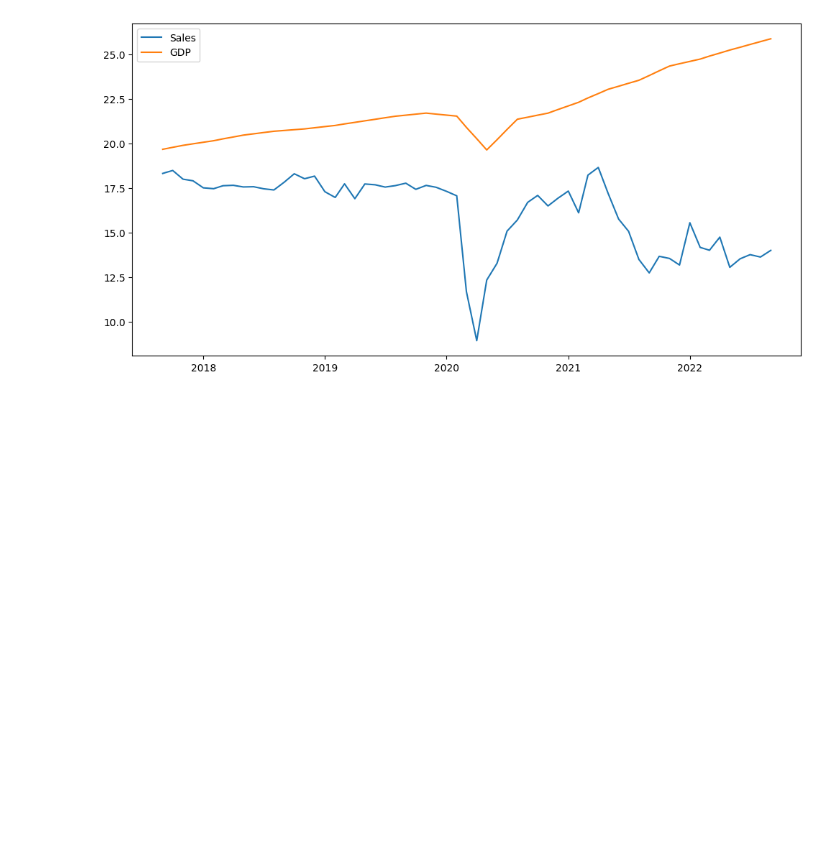
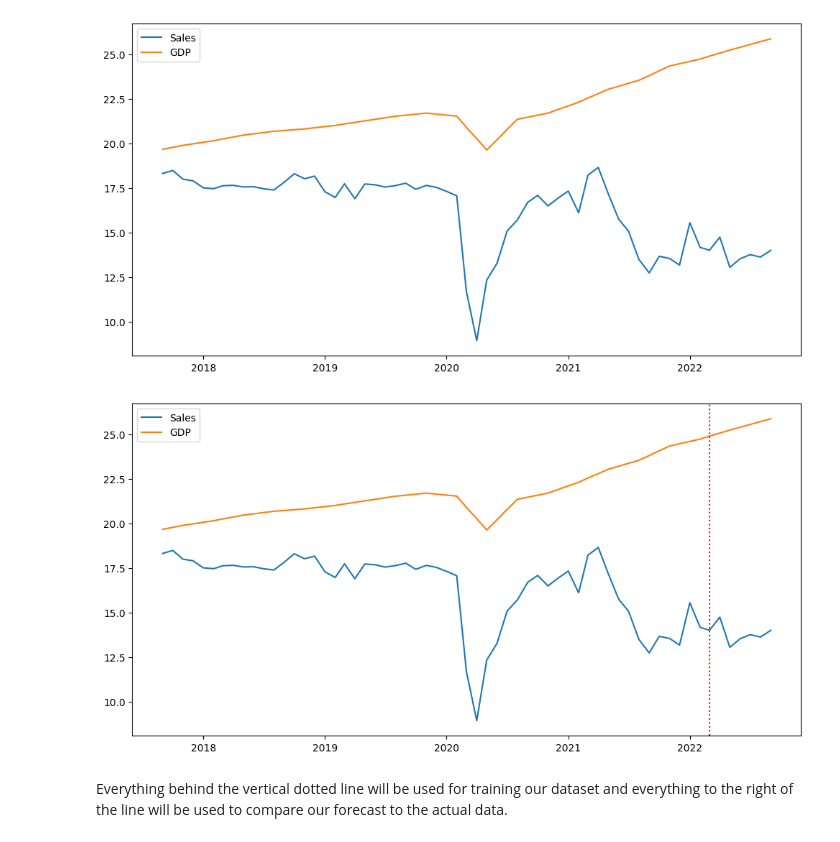
Before and after one commit to OjmJakon/Mini-Projects, a Jupyter notebook: Data Science/Sales Forecasting Using ARIMA/Sales Forecasting Using ARIMA.ipynb, the cells around one changed output. Saved outputs shown, nothing was run; the diff lists cells and outputs as text; code cells hidden in the pictures; blank space fills up the shorter version.

Commit message:
Added Project Forecasting Using ARIMA

```diff
--- a/Data Science/Sales Forecasting Using ARIMA/Sales Forecasting Using ARIMA.ipynb
+++ b/Data Science/Sales Forecasting Using ARIMA/Sales Forecasting Using ARIMA.ipynb
@@ -84,3 +84,16 @@ plt.legend()
 plt.show()
 # %% [output]
 [figure]
+# %%
+max_training_date = df.tail(7).iloc[0]["DATE"]
+
+plt.figure(figsize=(12, 6))
+plt.plot(df["DATE"], df["Sales"], label="Sales")
+plt.plot(df["DATE"], df["GDP"], label="GDP")
+plt.axvline(max_training_date, color="red", linestyle="dotted")
+plt.legend()
+plt.show()
+# %% [output]
+[figure, added]
+# %% [markdown]
+Everything behind the vertical dotted line will be used for training our dataset and everything to the right of the line will be used to compare our forecast to the actual data.
```
Also changed, not shown: parts of 1 cell of this notebook.
